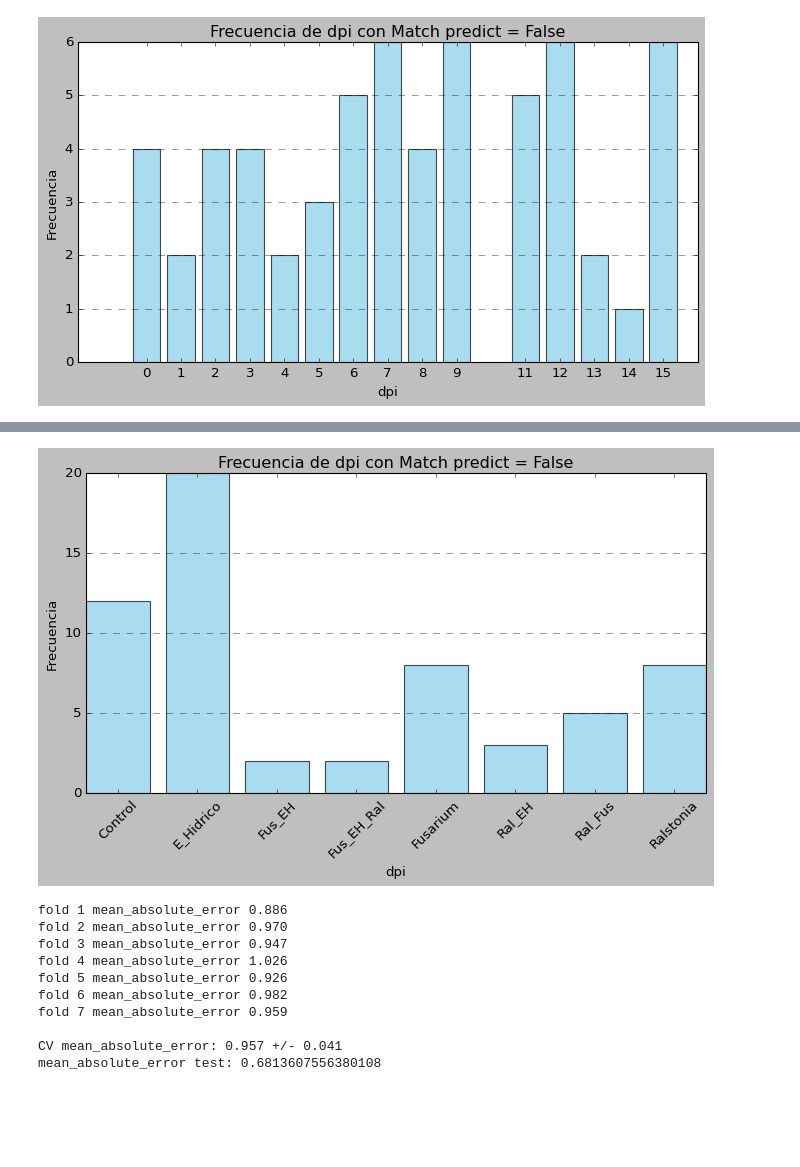
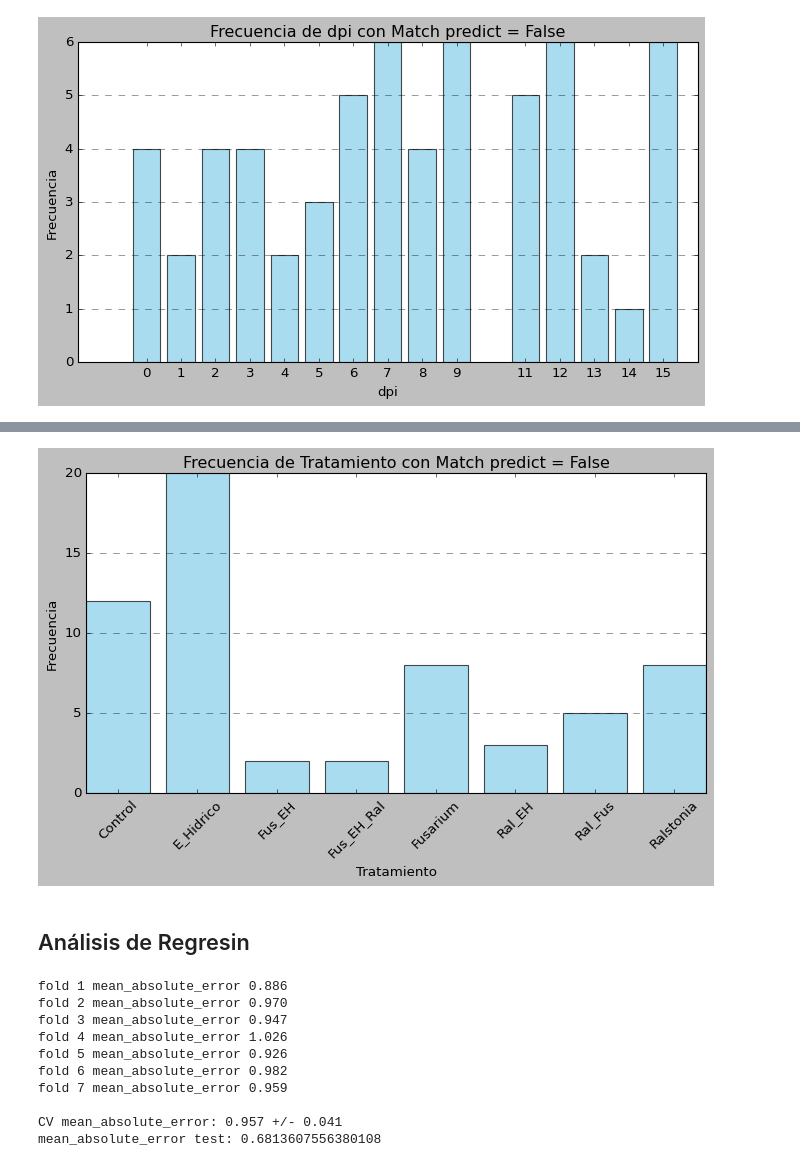
Before and after one commit to SomathReinztam/Firma_espectral_de-plantas_de_banano_infectadas, a Jupyter notebook: dataAnalysis3.ipynb, the cells around one changed output, grey strips where cells are left out. Saved outputs shown, nothing was run; the diff lists cells and outputs as text; code cells hidden in the pictures; blank space fills up the shorter version.

```diff
--- a/dataAnalysis3.ipynb
+++ b/dataAnalysis3.ipynb
@@ -171,0 +244,19 @@ Confusion Matrix:
+# %%
+# Crear la figura
+plt.figure(figsize=(10, 6))
+plt.plot(coef.index, coef['Pesos Promedio'], marker='o', linestyle='None', color='b')
+
+# Títulos y etiquetas
+plt.style.use('seaborn-v0_8-whitegrid')
+plt.title('Importancia Longitud Onda')
+plt.xlabel('Longitud de onda')
+plt.ylabel('Peso')
+
+# Rango del eje x
+plt.xlim(200, 2650)
+
+# Cuadrícula opcional
+plt.grid(True)
+
+# Mostrar la gráfica
+plt.show()
@@ -171,0 +333,19 @@ Confusion Matrix:
+# %%
+# Crear la figura
+plt.figure(figsize=(10, 6))
+plt.plot(df_coef.index, df_coef['Peso promedio'], marker='o', linestyle='-', color='b')
+
+# Títulos y etiquetas
+plt.style.use('seaborn-v0_8-whitegrid')
+plt.title('Importancia Longitud Onda')
+plt.xlabel('Longitud de onda')
+plt.ylabel('Peso')
+
+# Rango del eje x
+plt.xlim(200, 2650)
+
+# Cuadrícula opcional
+plt.grid(True)
+
+# Mostrar la gráfica
+plt.show()
@@ -228,21 +469,23 @@ plt.show()
 # %%
 Tratamiento_counts = y_test.groupby('Tratamiento')['Match predict'].count()
 
 plt.figure(figsize=(10, 5))
 plt.bar(Tratamiento_counts.index, Tratamiento_counts.values, color='skyblue', alpha=0.7)
 
-plt.xlabel('dpi')
+plt.xlabel('Tratamiento')
 plt.ylabel('Frecuencia')
-plt.title('Frecuencia de dpi con Match predict = False')
+plt.title('Frecuencia de Tratamiento con Match predict = False')
 plt.xticks(Tratamiento_counts.index)  # Asegurar que los ticks coincidan con los dpi presentes
 plt.xticks(rotation=45)
 plt.grid(axis='y', linestyle='--', alpha=0.7)
 
 plt.show()
 # %% [output]
-[figure, old version]
+[figure, new version]
 # %%
 learningCurve_clf(model=SVC(**best_params), )
+# %% [markdown]
+## Análisis de  Regresin
 # %%
 from sklearn.model_selection import train_test_split
 X_train, X_test, y_train, y_test = train_test_split(
```
Also changed, not shown: parts of 30 cells of this notebook, 1 other file.
